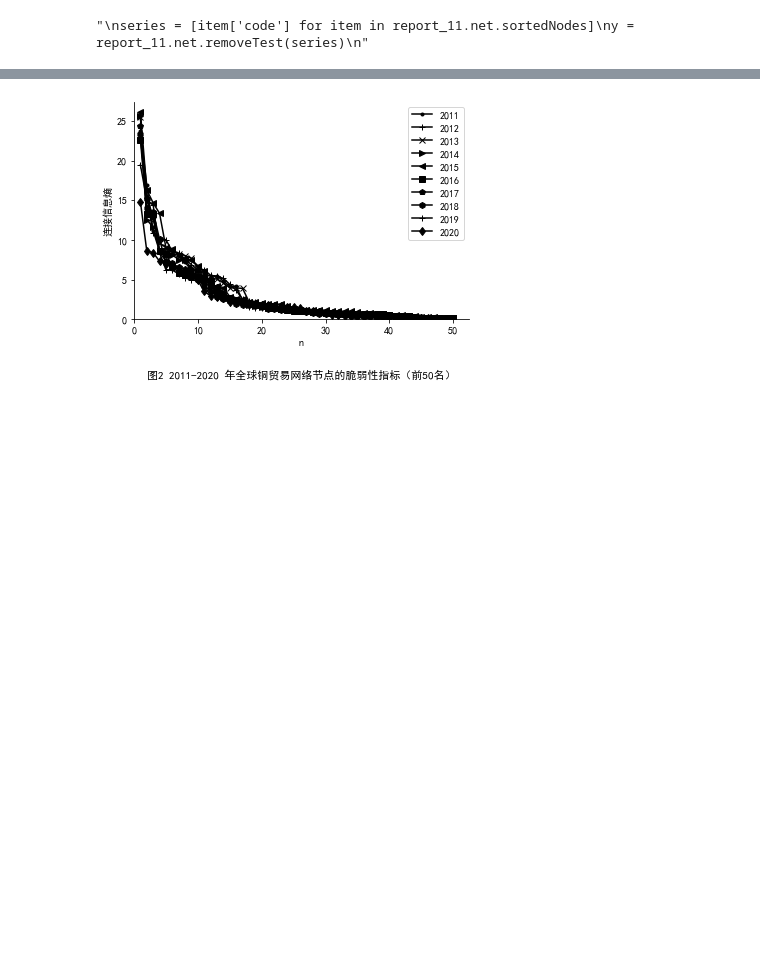
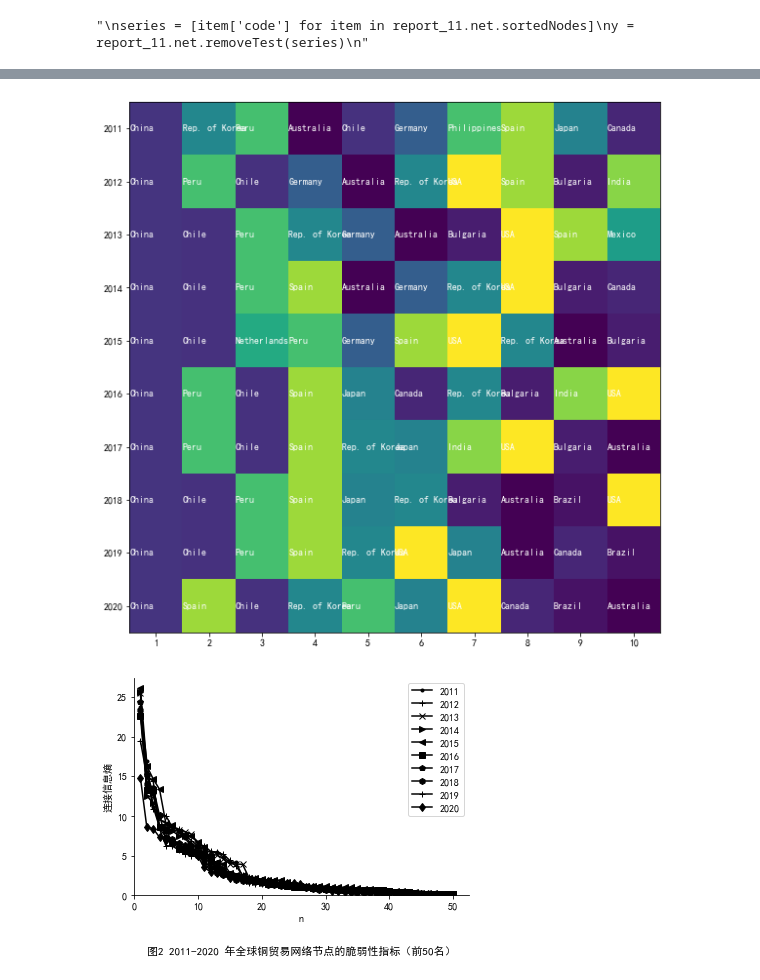
Before and after one commit to iLnezoH/cooper-trade, a Jupyter notebook: chart.ipynb, the cells around one changed output, grey strips where cells are left out. Cells and saved outputs as stored; diff of their text form; code cells hidden in the pictures; blank space fills up the shorter version.

```diff
--- a/chart.ipynb
+++ b/chart.ipynb
@@ -198,3 +291,33 @@ series_CC = [item["code"] for item in nodes_sort_by_CC]
+# %%
+def draw_entropy_map(slice=10):
+    # fig, axe = plt.subplots(1, 2, figsize=(20, 10))
+    fig, axe = plt.subplots(figsize=(20, 10))
+    axe = [axe]
+
+    for i in range(len(reports)):
+        for j in range(slice):
+            axe[0].text(j-0.5, i, report.net.countries[str(
+                mat[i, j])], ha="left", va="center", color="w")
+    axe[0].imshow(mat)
+    axe[0].set_xticks(np.arange(slice))
+    axe[0].set_yticks(np.arange(len(reports)))
+    axe[0].set_xticklabels(np.arange(1, slice+1))
+    axe[0].set_yticklabels([report.name for report in reports])
+
+    '''
+    nodes = np.array(list(set(mat.ravel()))).reshape(-1, 2)
+
+    sep = int(len(nodes) / 2)
+    axe[1].imshow(nodes[0:sep])
+    '''
+
+    plt.savefig('c7.svg', format="svg", bbox_inches="tight")
+    plt.show()
+
+
+draw_entropy_map()
+# %% [output]
+[figure, added]
 # %%
 def draw_entropy_plots(slice=None):
     fig, axes = plt.subplots()
```
Also changed, not shown: parts of 8 cells of this notebook, 4 other files.
